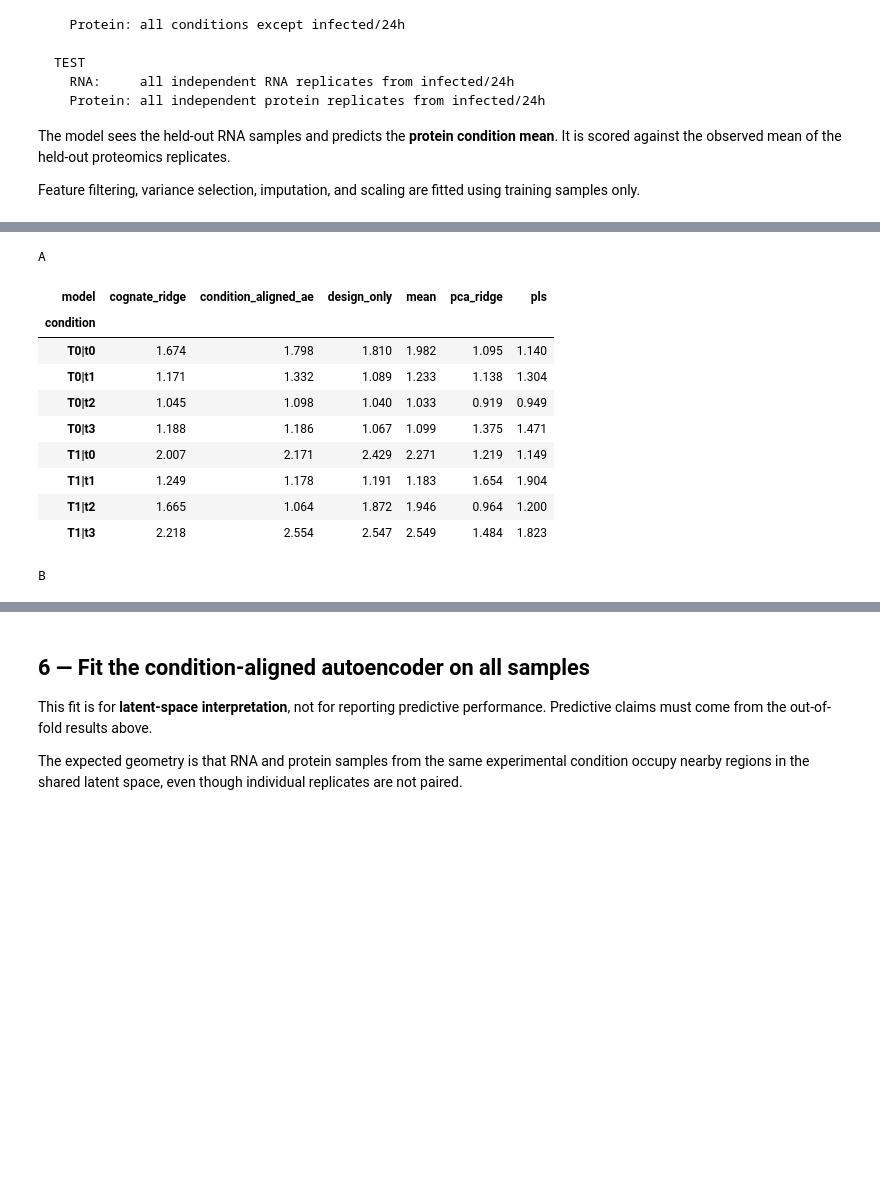
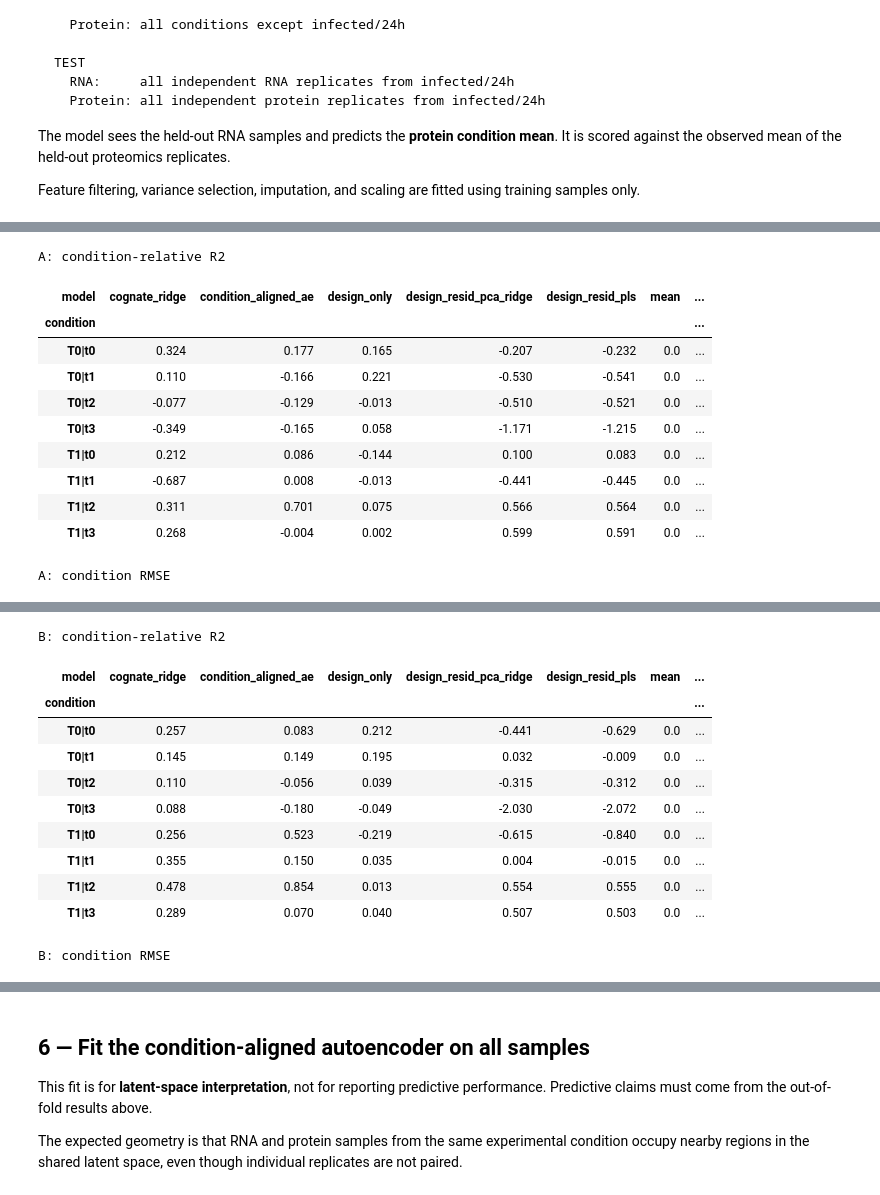
Before and after one commit to KristinaGagalova/autoencoders-test, a Jupyter notebook: rna_protein_unpaired_per_variety.ipynb, the cells around one changed output, grey strips where cells are left out. Drawn from its saved outputs; the diff is of its cells as text; code cells hidden in the pictures; blank space fills up the shorter version.

```diff
--- a/rna_protein_unpaired_per_variety.ipynb
+++ b/rna_protein_unpaired_per_variety.ipynb
@@ -147,12 +171,26 @@ W_RECON_PROT = 0.5
 W_CONDITION_CROSS = 3.0
 W_CENTROID_ALIGN = 0.75
 
-# Baseline dimensionality: with 8 design cells, keep these very small.
+# Maximum latent dimensionality. The actual PCA/PLS dimension is selected
+# inside each OUTER training fold by inner leave-one-condition-out CV.
 PCA_COMPONENTS = 3
 PLS_COMPONENTS = 2
+TUNE_COMPONENTS = True
 
-RUN_PERMUTATIONS = False
-N_PERM = 5      # smoke test only; use >=20 for an interpretable null
+# Final reviewer-facing null analysis. Linear models are much cheaper than AE.
+RUN_PERMUTATIONS = True   # set True for final validation
+N_PERM = 200               # 200 gives minimum empirical p ~= 0.005
+PERM_MODELS = [
+    "pca1_ridge",
+    "pca_ridge",
+    "pls",
+    "design_resid_pca_ridge",
+    "design_resid_pls",
+]
+
+# Optional neural-model null. This is computationally more expensive.
+RUN_AE_PERMUTATIONS = False
+N_PERM_AE = 50
 
 OUT_DIR = Path("results_unpaired_per_variety")
 OUT_DIR.mkdir(exist_ok=True)
@@ -325,6 +363,7 @@ for lab, d in DATA.items():
         ae_kwargs=AE_KWARGS,
         pca_components=PCA_COMPONENTS,
         pls_components=PLS_COMPONENTS,
+        tune_components=TUNE_COMPONENTS,
         seed=SEED,
         verbose=True,
     )
@@ -425,19 +479,29 @@ This makes it easy to see whether one held-out treatment/timepoint is systematic
 # %%
-RMSE = {}
+CONDITION_METRICS = {}
 for lab, oof in OOF.items():
-    RMSE[lab] = oof_condition_rmse(oof)
-    print(f"\n{lab}")
-    display(RMSE[lab].pivot(index="condition", columns="model", values="rmse").round(3))
+    CONDITION_METRICS[lab] = oof_condition_metrics(oof)
+    print(f"\n{lab}: condition-relative R2")
+    display(
+        CONDITION_METRICS[lab]
+        .pivot(index="condition", columns="model", values="condition_relative_R2")
+        .round(3)
+    )
+    print(f"{lab}: condition RMSE")
+    display(
+        CONDITION_METRICS[lab]
+        .pivot(index="condition", columns="model", values="rmse")
+        .round(3)
+    )
 # %% [output]
-A
+A: condition-relative R2
-| model | cognate_ridge | condition_aligned_ae | design_only | mean | pca_ridge | pls |
-| condition |  |  |  |  |  |  |
-| T0|t0 | 1.674 | 1.798 | 1.810 | 1.982 | 1.095 | 1.140 |
-| T0|t1 | 1.171 | 1.332 | 1.089 | 1.233 | 1.138 | 1.304 |
-| T0|t2 | 1.045 | 1.098 | 1.040 | 1.033 | 0.919 | 0.949 |
-| T0|t3 | 1.188 | 1.186 | 1.067 | 1.099 | 1.375 | 1.471 |
-| T1|t0 | 2.007 | 2.171 | 2.429 | 2.271 | 1.219 | 1.149 |
-| T1|t1 | 1.249 | 1.178 | 1.191 | 1.183 | 1.654 | 1.904 |
-| T1|t2 | 1.665 | 1.064 | 1.872 | 1.946 | 0.964 | 1.200 |
-| T1|t3 | 2.218 | 2.554 | 2.547 | 2.549 | 1.484 | 1.823 |
+| model | cognate_ridge | condition_aligned_ae | design_only | design_resid_pca_ridge | design_resid_pls | mean | ... |
+| condition |  |  |  |  |  |  | ... |
+| T0|t0 | 0.324 | 0.177 | 0.165 | -0.207 | -0.232 | 0.0 | ... |
+| T0|t1 | 0.110 | -0.166 | 0.221 | -0.530 | -0.541 | 0.0 | ... |
+| T0|t2 | -0.077 | -0.129 | -0.013 | -0.510 | -0.521 | 0.0 | ... |
+| T0|t3 | -0.349 | -0.165 | 0.058 | -1.171 | -1.215 | 0.0 | ... |
+| T1|t0 | 0.212 | 0.086 | -0.144 | 0.100 | 0.083 | 0.0 | ... |
+| T1|t1 | -0.687 | 0.008 | -0.013 | -0.441 | -0.445 | 0.0 | ... |
+| T1|t2 | 0.311 | 0.701 | 0.075 | 0.566 | 0.564 | 0.0 | ... |
+| T1|t3 | 0.268 | -0.004 | 0.002 | 0.599 | 0.591 | 0.0 | ... |
-B
+A: condition RMSE
@@ -453,0 +518,12 @@ B
+B: condition-relative R2
+| model | cognate_ridge | condition_aligned_ae | design_only | design_resid_pca_ridge | design_resid_pls | mean | ... |
+| condition |  |  |  |  |  |  | ... |
+| T0|t0 | 0.257 | 0.083 | 0.212 | -0.441 | -0.629 | 0.0 | ... |
+| T0|t1 | 0.145 | 0.149 | 0.195 | 0.032 | -0.009 | 0.0 | ... |
+| T0|t2 | 0.110 | -0.056 | 0.039 | -0.315 | -0.312 | 0.0 | ... |
+| T0|t3 | 0.088 | -0.180 | -0.049 | -2.030 | -2.072 | 0.0 | ... |
+| T1|t0 | 0.256 | 0.523 | -0.219 | -0.615 | -0.840 | 0.0 | ... |
+| T1|t1 | 0.355 | 0.150 | 0.035 | 0.004 | -0.015 | 0.0 | ... |
+| T1|t2 | 0.478 | 0.854 | 0.013 | 0.554 | 0.555 | 0.0 | ... |
+| T1|t3 | 0.289 | 0.070 | 0.040 | 0.507 | 0.503 | 0.0 | ... |
+B: condition RMSE
```
Also changed, not shown: parts of 20 cells of this notebook, 2 other files.
